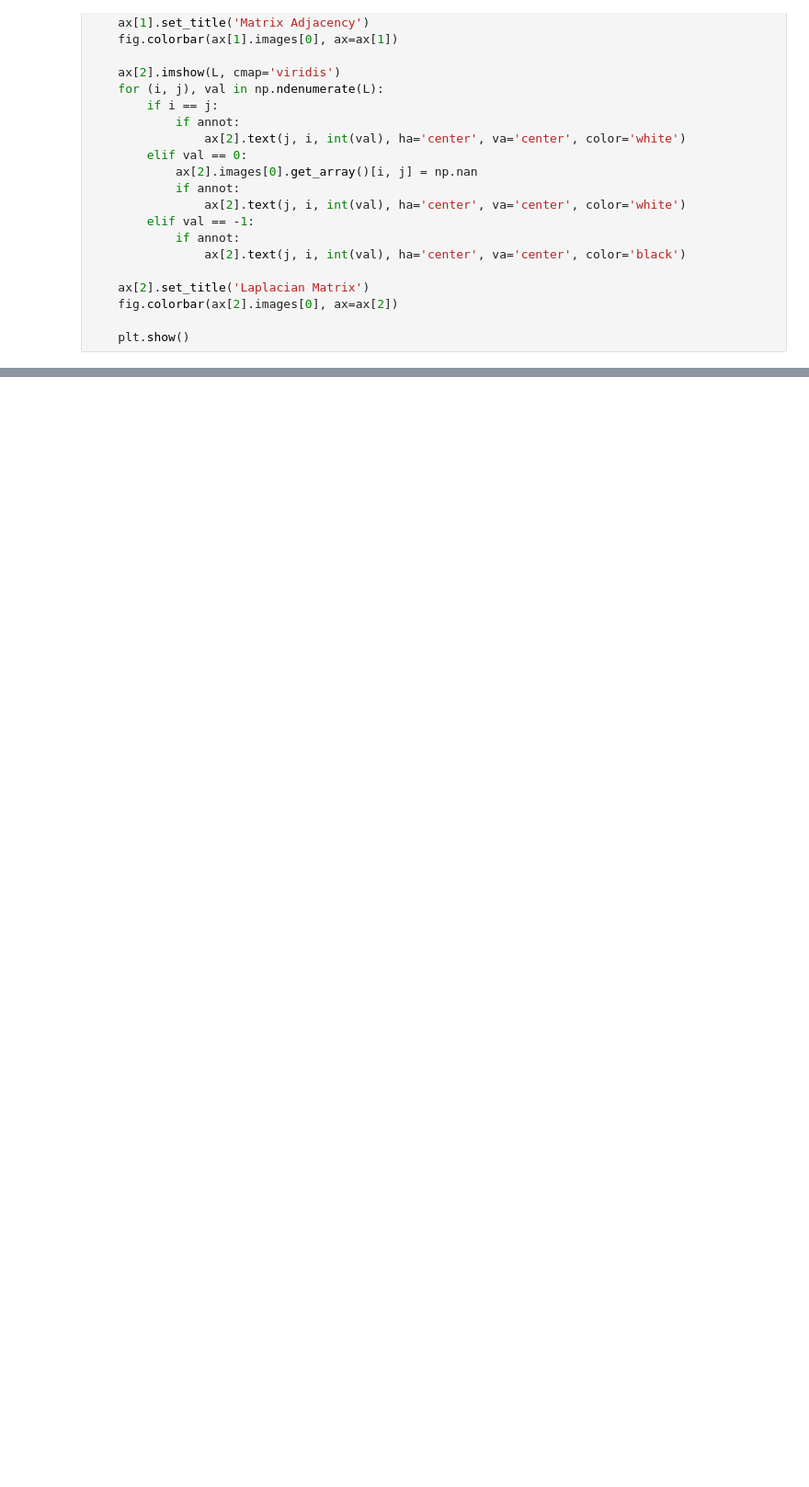
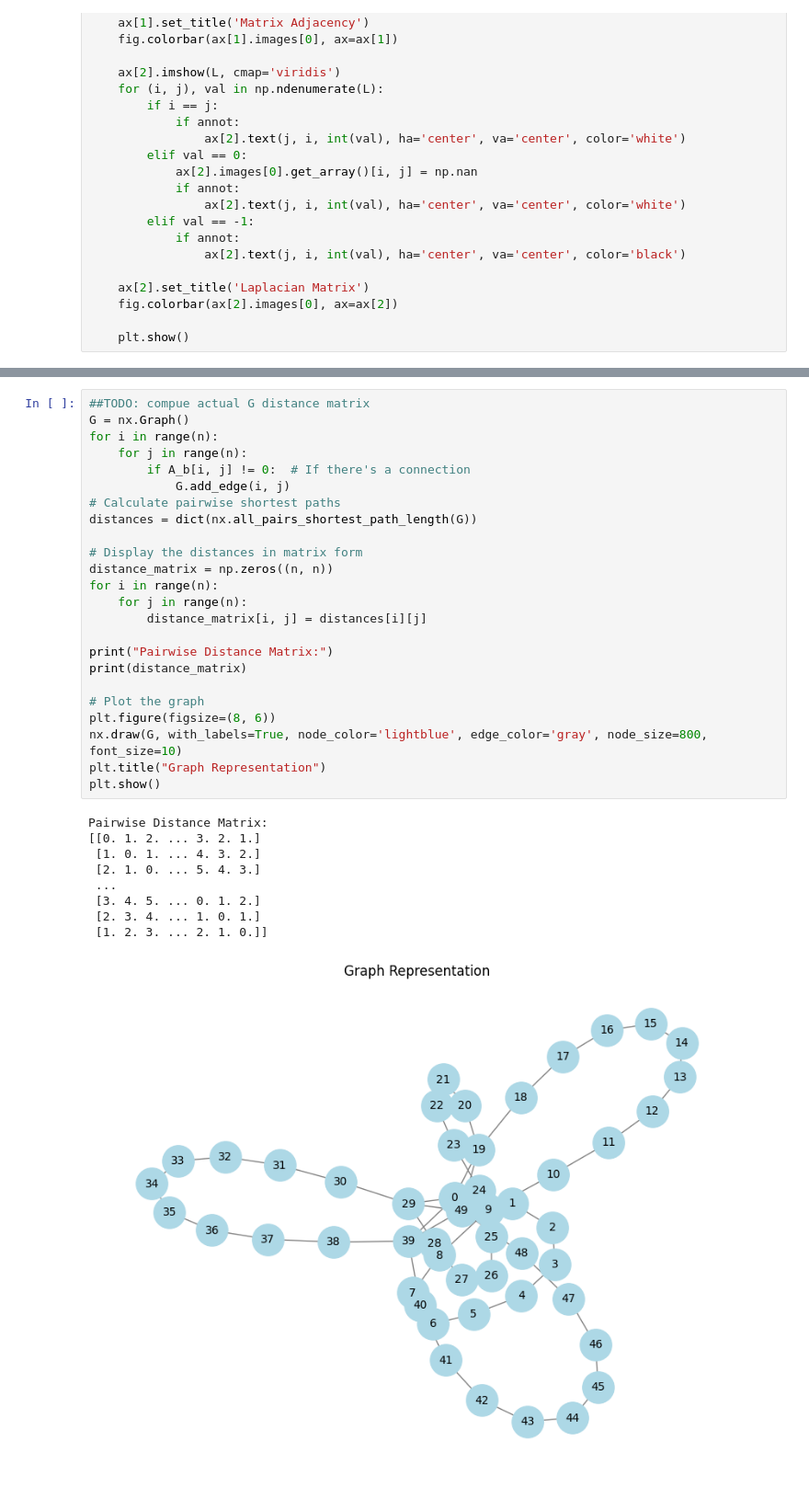
Before and after one commit to jackthompsondb/topology, a Jupyter notebook: py/graphgen.ipynb, the cells around one changed output, grey strips where cells are left out. Shown at 92% size. Drawn from its saved outputs; the diff is of its cells as text; blank space fills up the shorter version.

```diff
--- a/py/graphgen.ipynb
+++ b/py/graphgen.ipynb
@@ -109,0 +153,34 @@ False
+# %%
+##TODO: compue actual G distance matrix
+G = nx.Graph()
+for i in range(n):
+    for j in range(n):
+        if A_b[i, j] != 0:  # If there's a connection
+            G.add_edge(i, j)
+# Calculate pairwise shortest paths
+distances = dict(nx.all_pairs_shortest_path_length(G))
+
+# Display the distances in matrix form
+distance_matrix = np.zeros((n, n))
+for i in range(n):
+    for j in range(n):
+        distance_matrix[i, j] = distances[i][j]
+
+print("Pairwise Distance Matrix:")
+print(distance_matrix)
+
+# Plot the graph
+plt.figure(figsize=(8, 6))
+nx.draw(G, with_labels=True, node_color='lightblue', edge_color='gray', node_size=800, font_size=10)
+plt.title("Graph Representation")
+plt.show()
+# %% [output]
+Pairwise Distance Matrix:
+[[0. 1. 2. ... 3. 2. 1.]
+ [1. 0. 1. ... 4. 3. 2.]
+ [2. 1. 0. ... 5. 4. 3.]
+ ...
+ [3. 4. 5. ... 0. 1. 2.]
+ [2. 3. 4. ... 1. 0. 1.]
+ [1. 2. 3. ... 2. 1. 0.]]
+[figure, added]
```
Also changed, not shown: parts of 10 cells of this notebook, 9 other files.
